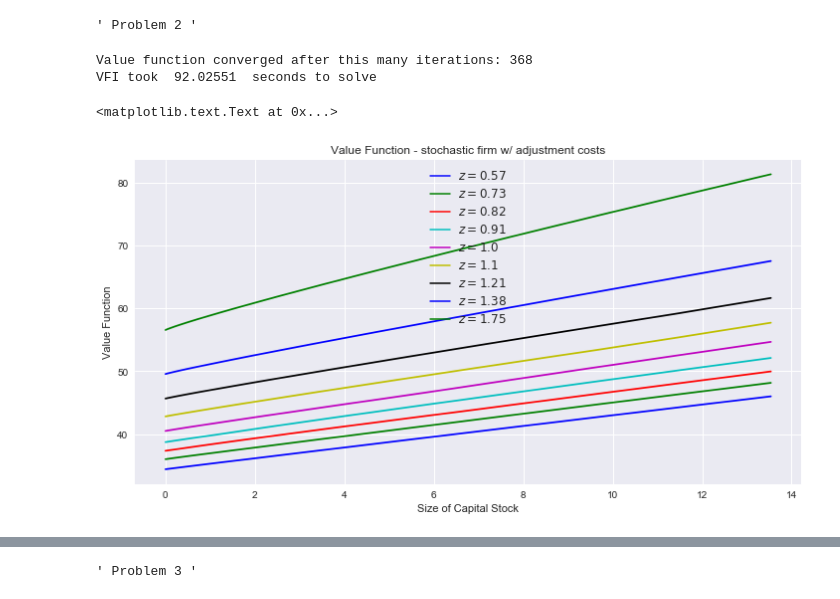
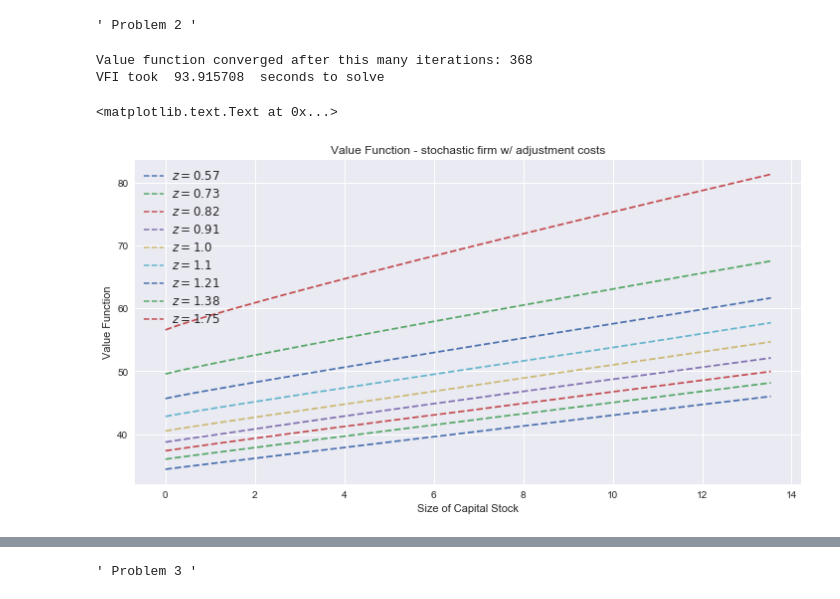
Before and after one commit to deehrlich/BootCamp2017, a Jupyter notebook: ProbSets/Econ/Week 3/Ehrlich_FirmDynamics.ipynb, the cells around one changed output, grey strips where cells are left out. Saved outputs shown, nothing was run; the diff lists cells and outputs as text; code cells hidden in the pictures.

```diff
--- a/ProbSets/Econ/Week 3/Ehrlich_FirmDynamics.ipynb
+++ b/ProbSets/Econ/Week 3/Ehrlich_FirmDynamics.ipynb
@@ -133,7 +134,7 @@ optK = kvec[PF]
 fig ,ax =  plt.subplots(figsize=(12, 6))
 
 for i in range(sizez):
-    plt.plot(kvec, optK[:,i],'k', label='$z = {i}$'.format(i=round(z_grid[i], 2)), color='bgrcmykbg'[i])
+    plt.plot(kvec, optK[:,i], "--", label='$z = {i}$'.format(i=round(z_grid[i], 2)))
 
 ax.plot(kvec, kvec, 'k:', label='45 degree line')
 # Now add the legend with some customizations.
@@ -159,7 +160,7 @@ optI = optK - (1 - delta) * optK
 fig ,ax =  plt.subplots(figsize=(12, 6))
 
 for i in range(sizez):
-    plt.plot(kvec, optI[:,i]/kvec,'k', label='$z = {i}$'.format(i=round(z_grid[i], 2)), color='bgrcmykbg'[i])
+    plt.plot(kvec, optI[:,i]/kvec, "--", label='$z = {i}$'.format(i=round(z_grid[i], 2)))
 
 ax.plot(kvec, (np.ones(sizek)*delta), 'k:', label='Depreciation rate')
 # Now add the legend with some customizations.
@@ -181,0 +183,22 @@ plt.title('Policy Function, Investment - deterministic firm w/ adjustment ' +
+# %%
+#Zoom in one the above graph
+fig ,ax =  plt.subplots(figsize=(12, 6))
+for i in range(sizez):
+    plt.plot(kvec, optI[:,i]/kvec, "--", label='$z = {i}$'.format(i=round(z_grid[i], 2)))
+
+ax.plot(kvec, (np.ones(sizek)*delta), 'k:', label='Depreciation rate')
+# Now add the legend with some customizations.
+legend = ax.legend(loc='best', shadow=True)
+# The frame is matplotlib.patches.Rectangle instance surrounding the legend.
+frame = legend.get_frame()
+frame.set_facecolor('0.90')
+# Set the fontsize
+for label in legend.get_texts():
+    label.set_fontsize('large')
+for label in legend.get_lines():
+    label.set_linewidth(1.5)  # the legend line width
+plt.xlabel('Size of Capital Stock')
+plt.xlim(0,2)
+plt.ylabel('Optimal Investment')
+plt.title('Policy Function, Investment - deterministic firm w/ adjustment ' +
+          'costs')
@@ -202,7 +227,7 @@ VFmaxiter = 3000
 V = np.zeros((sizek, sizez))  # initial guess at value function
 Vmat = np.zeros((sizek, sizek, sizez))
 Vmat1 = np.zeros((sizek, sizek, sizez))
-Vmat2 = np.zeros((sizek,sizez))
+Vmat2 = np.zeros((sizek, sizek, sizez))
 VFiter = 1
 
 
@@ -214,12 +239,11 @@ while VFdist > VFtol and VFiter < VFmaxiter:
             for k in range(sizez): # loop over z
                 Vmat1[i,j,k] = e[i,j,k] + betafirm * V[j,:]@pi[k,:]
                 if i == 0:
-                    Vmat2[i,k] = op[i,k] + betafirm * V[i,:]@pi[k,:]
-                    Vmat[i,j,k] = max(Vmat2[i,k],Vmat1[i,j,k])
+                    Vmat2[i,j,k] = op[i,k] + betafirm * V[i,:]@pi[k,:]
+                    Vmat[i,j,k] = max(Vmat2[i,j,k],Vmat1[i,j,k])
                 else:
-                    Vmat2[i,k] = op[i,k] + betafirm * V[i-1,:]@pi[k,:]
-                    Vmat[i,j,k] = max(Vmat2[i,k],Vmat1[i,j,k])
-
+                    Vmat2[i,j,k] = op[i,k] + betafirm * V[i-1,:]@pi[k,:]
+                    Vmat[i,j,k] = max(Vmat2[i,j,k],Vmat1[i,j,k])
 
     V = Vmat.max(axis=1)
     PF = np.argmax(Vmat, axis=1)
@@ -236,28 +260,28 @@ print('VFI took ', VFI_time, ' seconds to solve')
 VF = V
 # %% [output]
 Value function converged after this many iterations: 368
-VFI took  92.02551  seconds to solve
+VFI took  93.915708  seconds to solve
 # %%
 #Plot Value Function
 
 fig ,ax =  plt.subplots(figsize=(12, 6))
 for i in range(sizez):
-    plt.plot(kvec, V[:,i],'k', label='$z = {i}$'.format(i=round(z_grid[i], 2)), color='bgrcmykbg'[i])
+    plt.plot(kvec, V[:,i],"--", label='$z = {i}$'.format(i=round(z_grid[i], 2)))
 
 plt.xlabel('Size of Capital Stock')
 plt.ylabel('Value Function')
 # Now add the legend with some customizations.
-legend = ax.legend(loc='best', shadow=True)
+legend = ax.legend(loc='upper left', shadow=True)
 # The frame is matplotlib.patches.Rectangle instance surrounding the legend.
 frame = legend.get_frame()
 frame.set_facecolor('0.90')
 for label in legend.get_texts():
     label.set_fontsize('large')
 for label in legend.get_lines():
     label.set_linewidth(1.5)  # the legend line width
 plt.title('Value Function - stochastic firm w/ adjustment costs')
 # %% [output]
 <matplotlib.text.Text at 0x...>
-[figure, old version]
+[figure, new version]
 # %%
 # Plot optimal capital stock rule as a function of firm size
```
Also changed, not shown: parts of 11 cells of this notebook.
